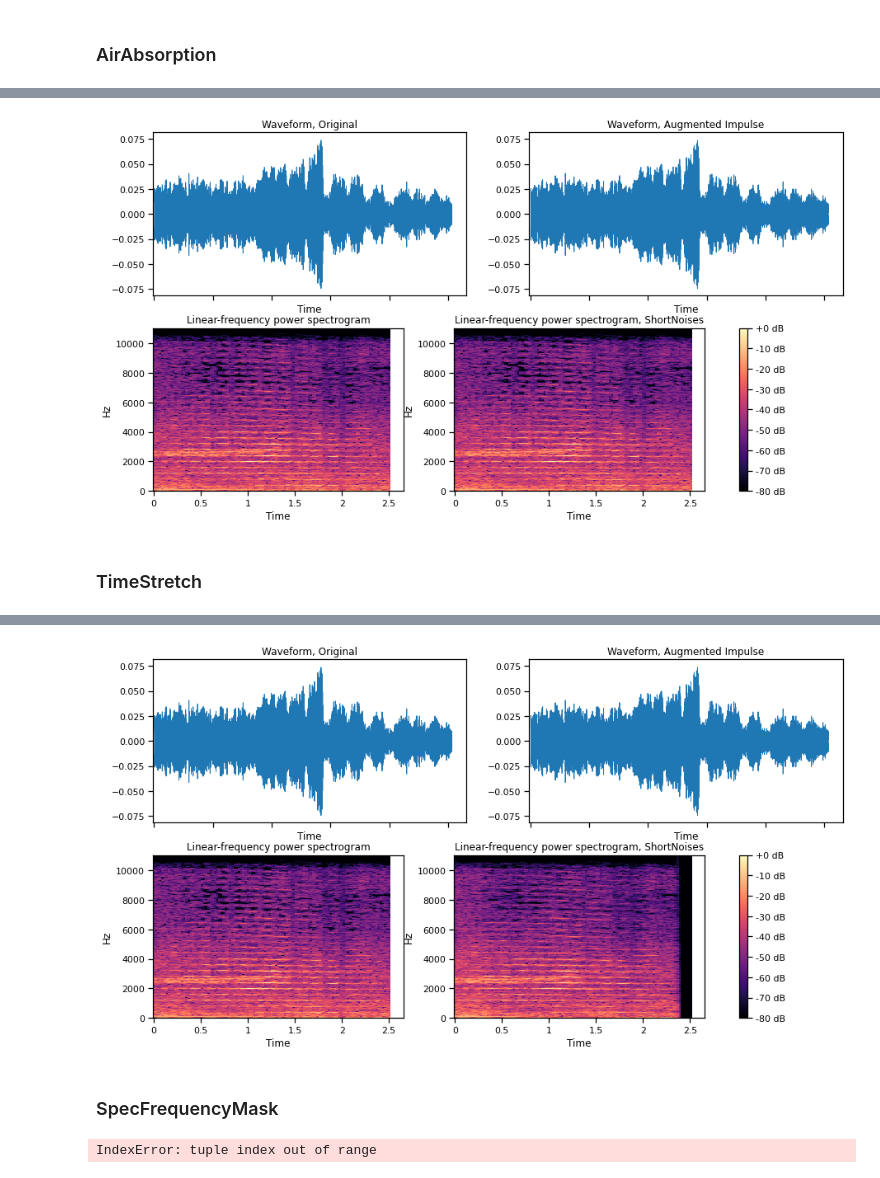
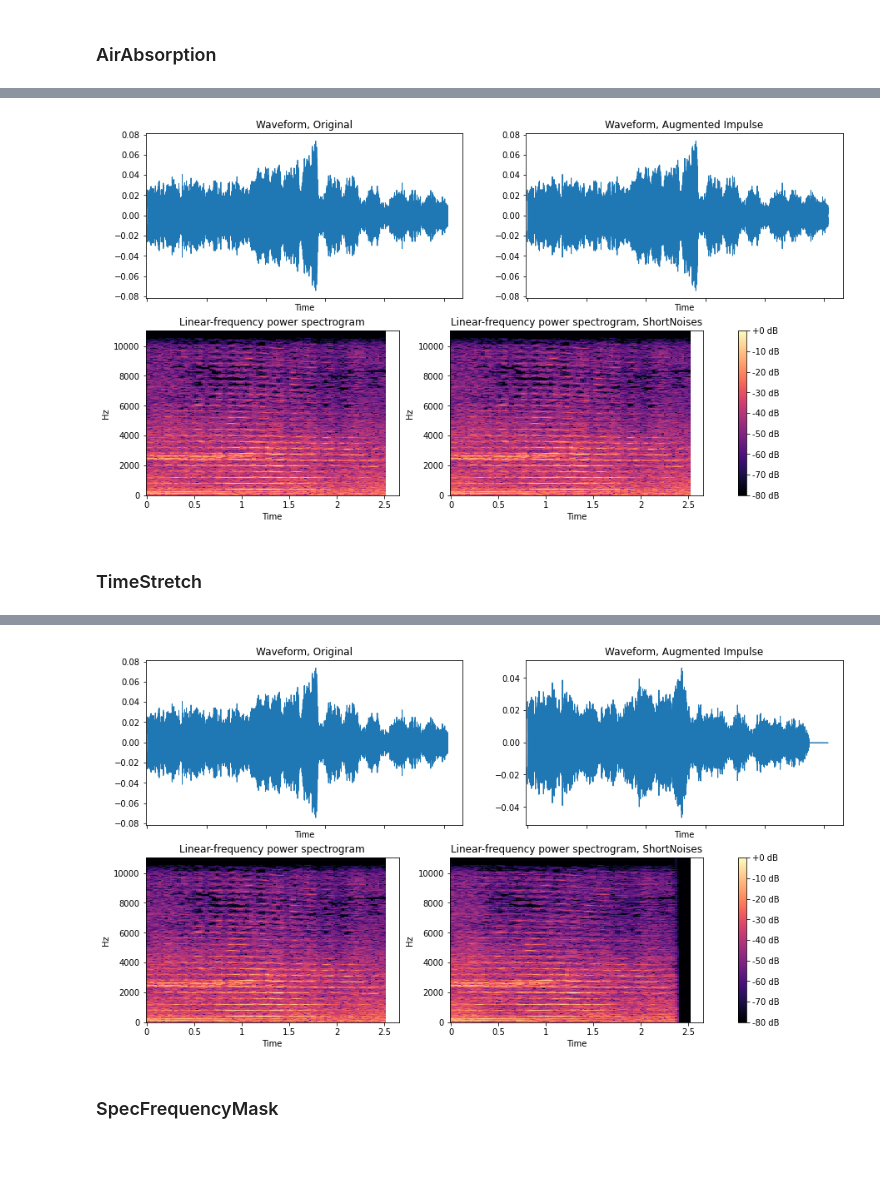
Before and after one commit to axelth/hasp, a Jupyter notebook: notebooks/shige-github_849_augmentation.ipynb, the cells around one changed output, grey strips where cells are left out. Saved outputs shown, nothing was run; the diff lists cells and outputs as text; code cells hidden in the pictures.

```diff
--- a/notebooks/shige-github_849_augmentation.ipynb
+++ b/notebooks/shige-github_849_augmentation.ipynb
@@ -28,10 +28,6 @@ from scipy.io import wavfile
 from IPython.display import Audio
 # %% [output]
 OMP: Info #276: omp_set_nested routine deprecated, please use omp_set_max_active_levels instead.
-# %%
-# It is just for plotting better
-# https://seaborn.pydata.org/generated/seaborn.set_context.html
-sns.set_context("notebook")
 # %%
 # SEED fixed as 42
 def seed_set(seed=42):
@@ -241,7 +237,7 @@ Audio(data=augmented_data_AirAbsorption, rate=sr)
 # %% [output]
 [interactive output not drawn]
 # %%
-D_augmented_impulse = librosa.amplitude_to_db(np.abs(librosa.stft(augmented_data_AirAbsorption)), ref=np.max)
+D_augmented_AirAbsorption = librosa.amplitude_to_db(np.abs(librosa.stft(augmented_data_AirAbsorption)), ref=np.max)
 
 fig, ax = plt.subplots(figsize=(15, 8), nrows=2, ncols=2, sharex=True)
 
@@ -254,12 +250,12 @@ ax[0,1].set(title='Waveform, Augmented Impulse')
 img = librosa.display.specshow(D_original, y_axis='linear', x_axis='time', sr=sr, ax=ax[1,0])
 ax[1,0].set(title='Linear-frequency power spectrogram')
 
-img = librosa.display.specshow(D_augmented_AirAbroption, y_axis='linear', x_axis='time', sr=sr, ax=ax[1,1])
+img = librosa.display.specshow(D_augmented_AirAbsorption, y_axis='linear', x_axis='time', sr=sr, ax=ax[1,1])
 ax[1,1].set(title='Linear-frequency power spectrogram, ShortNoises')
 
 fig.colorbar(img, ax=ax[1], format="%+2.f dB");
 # %% [output]
-[figure, old version]
+[figure, new version]
 # %% [markdown]
 ### TimeStretch
 # %%
@@ -277,25 +273,25 @@ Audio(data=augmented_data_TimeStretch, rate=sr)
 # %% [output]
 [interactive output not drawn]
 # %%
-D_augmented_impulse = librosa.amplitude_to_db(np.abs(librosa.stft(augmented_data_TimeStretch)), ref=np.max)
+D_augmented_TimeStretch = librosa.amplitude_to_db(np.abs(librosa.stft(augmented_data_TimeStretch)), ref=np.max)
 
 fig, ax = plt.subplots(figsize=(15, 8), nrows=2, ncols=2, sharex=True)
 
 img = librosa.display.waveshow(y, sr=sr, ax=ax[0,0])
 ax[0,0].set(title='Waveform, Original')
 
 img = librosa.display.waveshow(augmented_data_TimeStretch, sr=sr, ax=ax[0,1])
 ax[0,1].set(title='Waveform, Augmented Impulse')
 
 img = librosa.display.specshow(D_original, y_axis='linear', x_axis='time', sr=sr, ax=ax[1,0])
 ax[1,0].set(title='Linear-frequency power spectrogram')
 
 img = librosa.display.specshow(D_augmented_TimeStretch, y_axis='linear', x_axis='time', sr=sr, ax=ax[1,1])
 ax[1,1].set(title='Linear-frequency power spectrogram, ShortNoises')
 
 fig.colorbar(img, ax=ax[1], format="%+2.f dB");
 # %% [output]
-[figure, old version]
+[figure, new version]
 # %% [markdown]
 ### SpecFrequencyMask
 # %%
@@ -308,7 +304,8 @@ augment_FreqMask = SpecCompose([
 ])
 # %%
 # Apply Data Augmentation function
-augmented_data_TimeStretch = augment_FreqMask(y)
+# augmented_data_TimeStretch = augment_FreqMask(y)
+
+# I commented out because it returned error as follows.
+# => IndexError: tuple index out of range
-# %% [output]
-IndexError: tuple index out of range
 # %%
```
Also changed, not shown: parts of 13 cells of this notebook, 1 other file.
